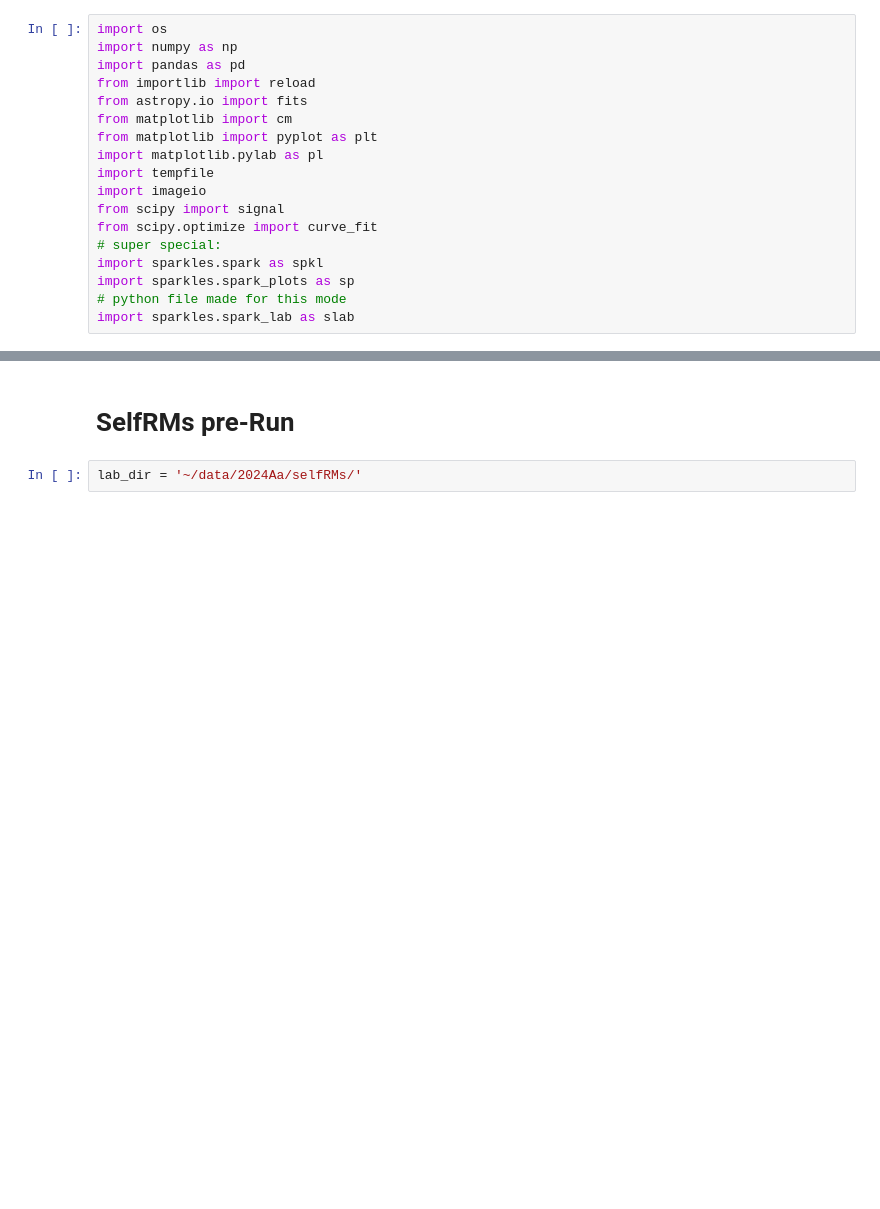
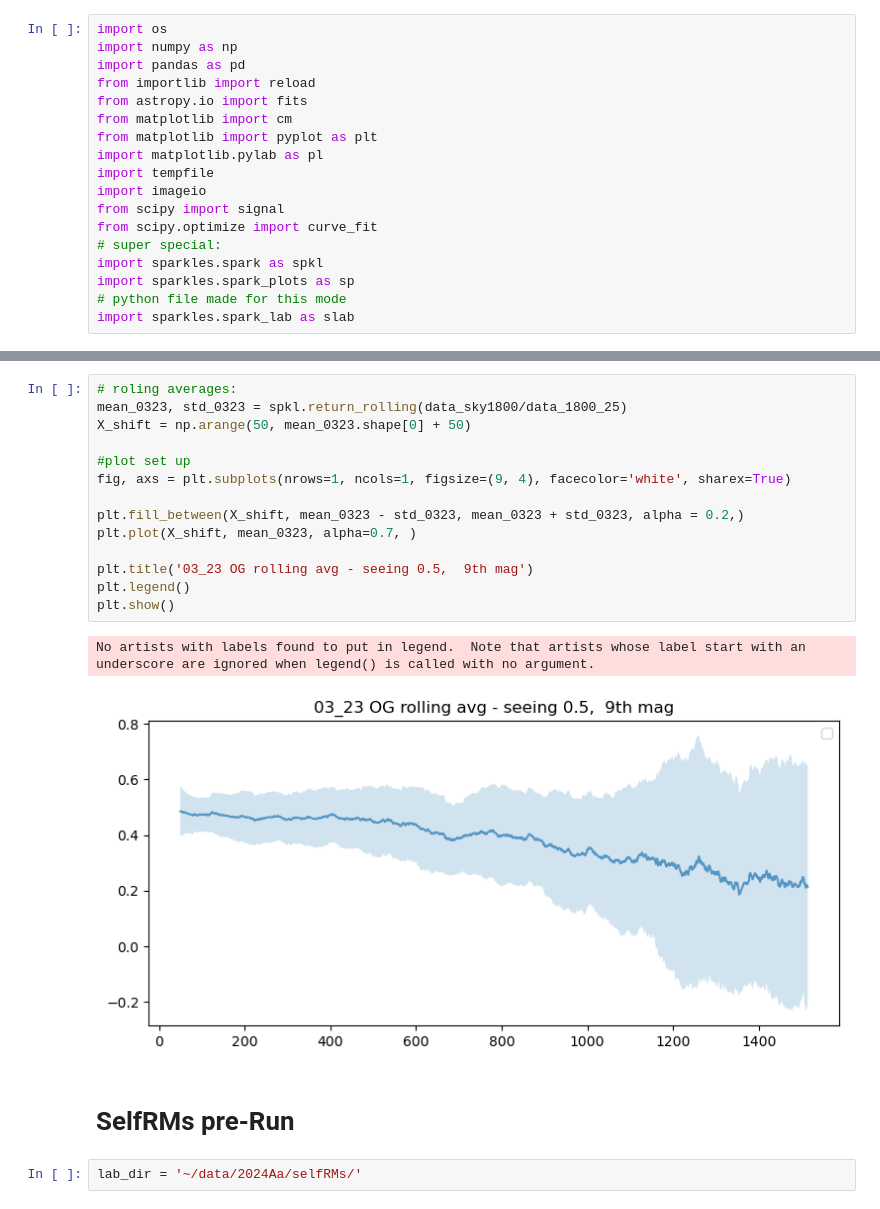
Before and after one commit to edenacadia/sparkles, a Jupyter notebook: dev/sparkles_2024A_selfRM.ipynb, the cells around one changed output, grey strips where cells are left out. Saved outputs shown, nothing was run; the diff lists cells and outputs as text; blank space fills up the shorter version.

```diff
--- a/dev/sparkles_2024A_selfRM.ipynb
+++ b/dev/sparkles_2024A_selfRM.ipynb
@@ -19,3 +63,20 @@ import sparkles.spark_lab as slab
+# %%
+# roling averages:
+mean_0323, std_0323 = spkl.return_rolling(data_sky1800/data_1800_25)
+X_shift = np.arange(50, mean_0323.shape[0] + 50)
+
+#plot set up
+fig, axs = plt.subplots(nrows=1, ncols=1, figsize=(9, 4), facecolor='white', sharex=True)
+
+plt.fill_between(X_shift, mean_0323 - std_0323, mean_0323 + std_0323, alpha = 0.2,)
+plt.plot(X_shift, mean_0323, alpha=0.7, )
+
+plt.title('03_23 OG rolling avg - seeing 0.5,  9th mag')
+plt.legend()
+plt.show()
+# %% [output]
+No artists with labels found to put in legend.  Note that artists whose label start with an underscore are ignored when legend() is called with no argument.
+[figure, added]
 # %% [markdown]
 # SelfRMs pre-Run
 # %%
```
Also changed, not shown: parts of 10 cells of this notebook, 2 other files.
